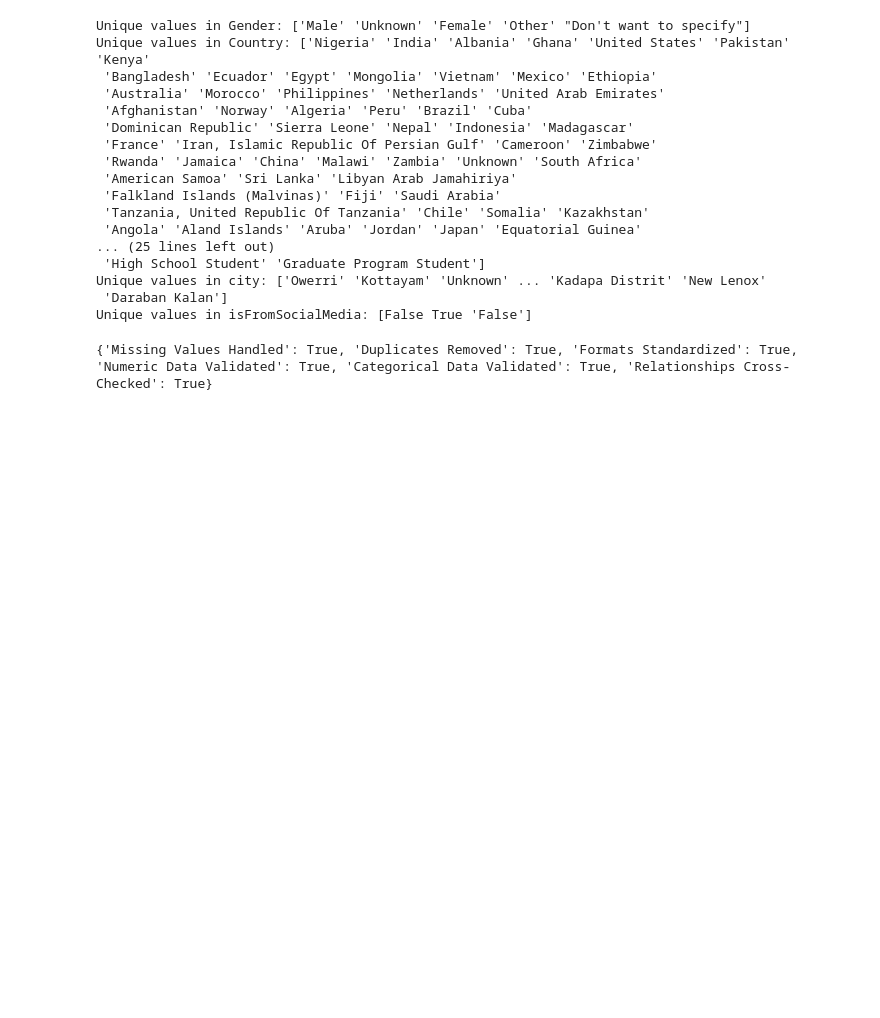
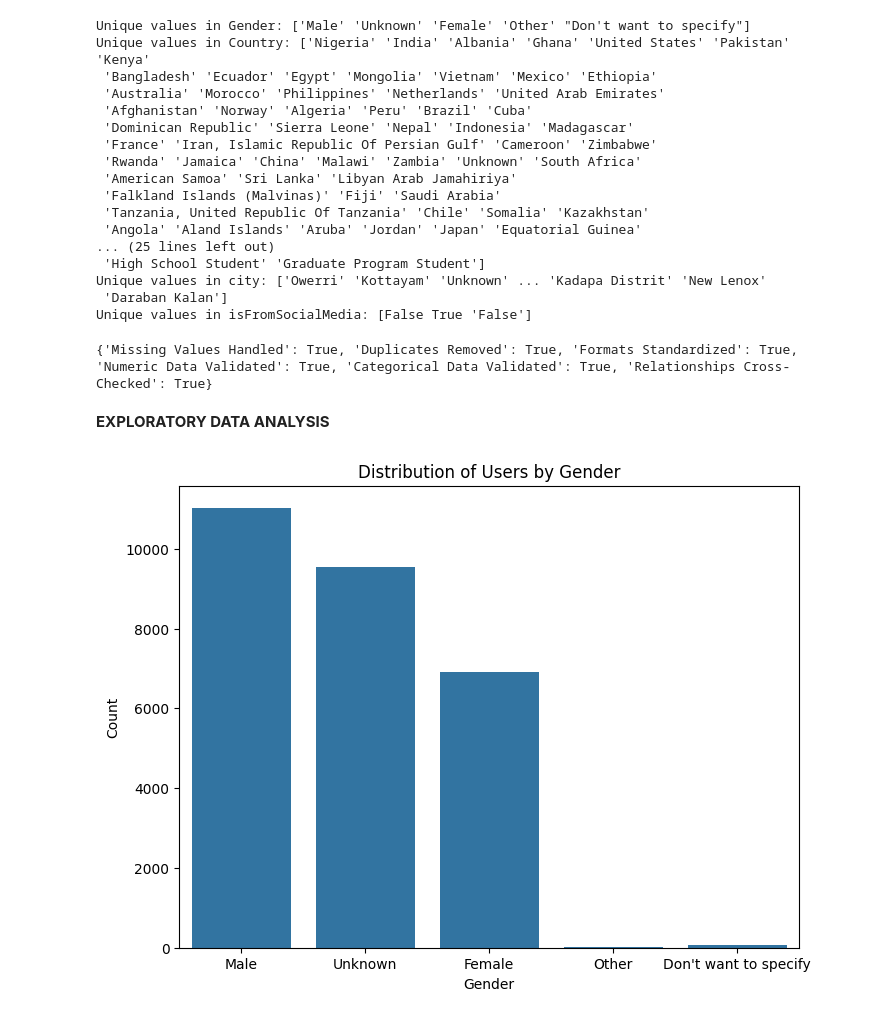
Before and after one commit to srijapamu25/Project-2, a Jupyter notebook: User_data_(Week_1).ipynb, the cells around one changed output. Drawn from its saved outputs; the diff is of its cells as text; code cells hidden in the pictures; blank space fills up the shorter version.

```diff
--- a/User_data_(Week_1).ipynb
+++ b/User_data_(Week_1).ipynb
@@ -189,3 +191,16 @@ summary = {
 print(summary)
 # %% [output]
 {'Missing Values Handled': True, 'Duplicates Removed': True, 'Formats Standardized': True, 'Numeric Data Validated': True, 'Categorical Data Validated': True, 'Relationships Cross-Checked': True}
+# %% [markdown]
+**EXPLORATORY DATA ANALYSIS**
+# %%
+# Distribution of users by Gender
+
+plt.figure(figsize=(8, 6))
+sns.countplot(data=df, x='Gender')
+plt.title('Distribution of Users by Gender')
+plt.xlabel('Gender')
+plt.ylabel('Count')
+plt.show()
+# %% [output]
+[figure, added]
```
Also changed, not shown: parts of 7 cells of this notebook.
